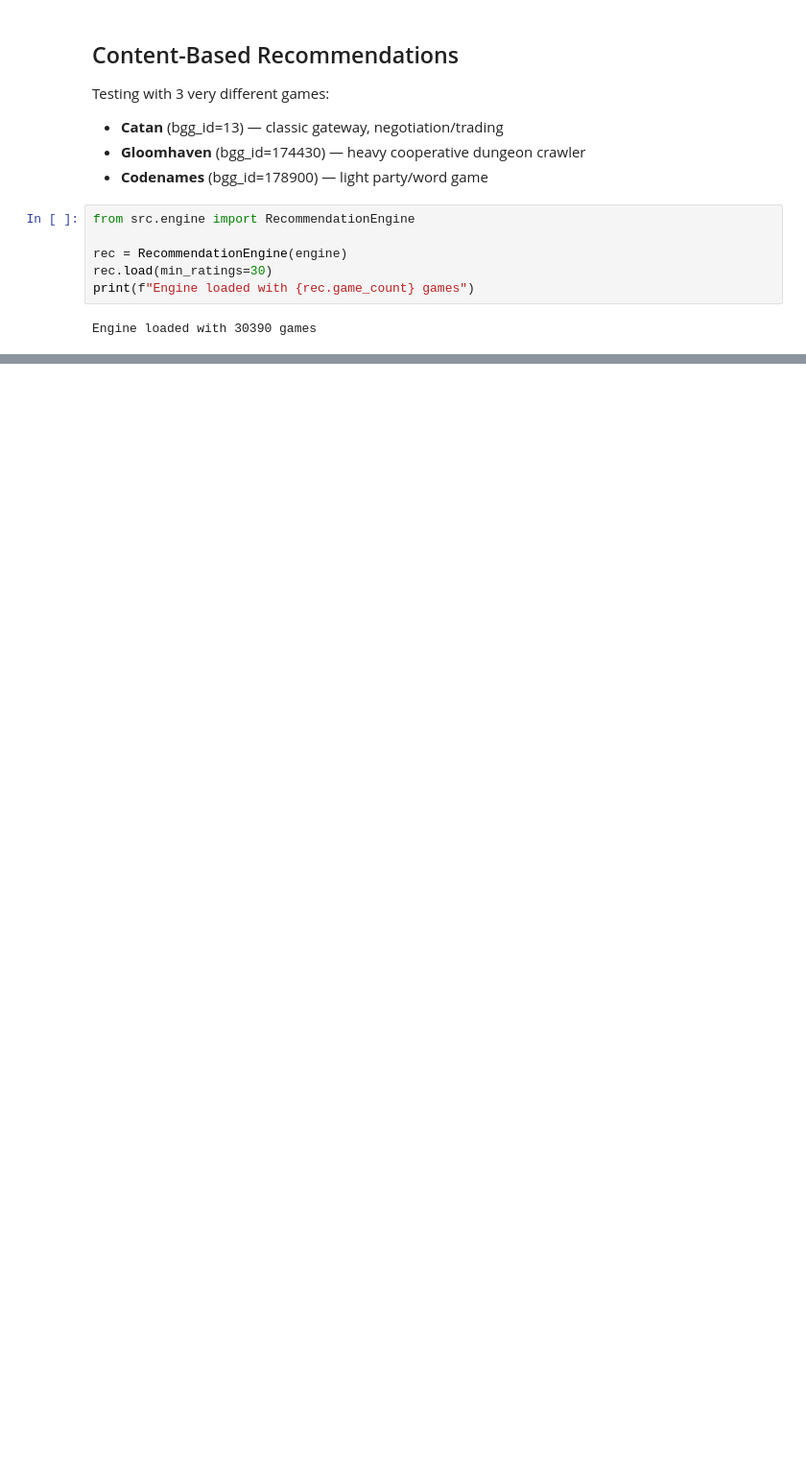
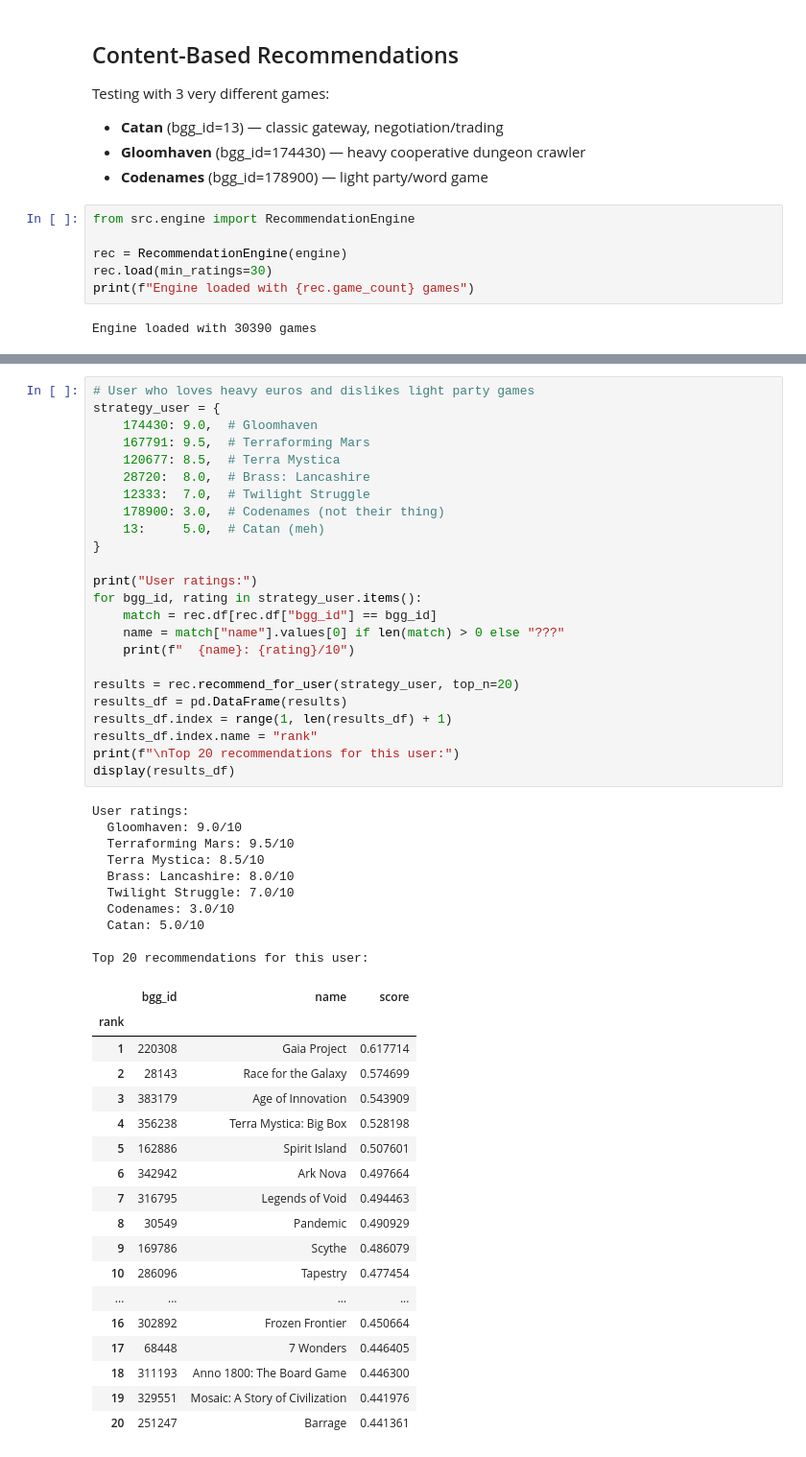
Before and after one commit to sgrumo/bgg-reccomendation-system, a Jupyter notebook: recommender/explore.ipynb, the cells around one changed output, grey strips where cells are left out. Shown at 96% size. Saved outputs shown, nothing was run; the diff lists cells and outputs as text; blank space fills up the shorter version.

Commit message:
feat(reccomendation): add user reccomendation system

```diff
--- a/recommender/explore.ipynb
+++ b/recommender/explore.ipynb
@@ -167,0 +173,53 @@ Top 20 similar to: Codenames (bgg_id=178900)
+# %%
+# User who loves heavy euros and dislikes light party games
+strategy_user = {
+    174430: 9.0,  # Gloomhaven
+    167791: 9.5,  # Terraforming Mars
+    120677: 8.5,  # Terra Mystica
+    28720:  8.0,  # Brass: Lancashire
+    12333:  7.0,  # Twilight Struggle
+    178900: 3.0,  # Codenames (not their thing)
+    13:     5.0,  # Catan (meh)
+}
+
+print("User ratings:")
+for bgg_id, rating in strategy_user.items():
+    match = rec.df[rec.df["bgg_id"] == bgg_id]
+    name = match["name"].values[0] if len(match) > 0 else "???"
+    print(f"  {name}: {rating}/10")
+
+results = rec.recommend_for_user(strategy_user, top_n=20)
+results_df = pd.DataFrame(results)
+results_df.index = range(1, len(results_df) + 1)
+results_df.index.name = "rank"
+print(f"\nTop 20 recommendations for this user:")
+display(results_df)
+# %% [output]
+User ratings:
+  Gloomhaven: 9.0/10
+  Terraforming Mars: 9.5/10
+  Terra Mystica: 8.5/10
+  Brass: Lancashire: 8.0/10
+  Twilight Struggle: 7.0/10
+  Codenames: 3.0/10
+  Catan: 5.0/10
+
+Top 20 recommendations for this user:
+|  | bgg_id | name | score |
+| rank |  |  |  |
+| 1 | 220308 | Gaia Project | 0.617714 |
+| 2 | 28143 | Race for the Galaxy | 0.574699 |
+| 3 | 383179 | Age of Innovation | 0.543909 |
+| 4 | 356238 | Terra Mystica: Big Box | 0.528198 |
+| 5 | 162886 | Spirit Island | 0.507601 |
+| 6 | 342942 | Ark Nova | 0.497664 |
+| 7 | 316795 | Legends of Void | 0.494463 |
+| 8 | 30549 | Pandemic | 0.490929 |
+| 9 | 169786 | Scythe | 0.486079 |
+| 10 | 286096 | Tapestry | 0.477454 |
+| ... | ... | ... | ... |
+| 16 | 302892 | Frozen Frontier | 0.450664 |
+| 17 | 68448 | 7 Wonders | 0.446405 |
+| 18 | 311193 | Anno 1800: The Board Game | 0.446300 |
+| 19 | 329551 | Mosaic: A Story of Civilization | 0.441976 |
+| 20 | 251247 | Barrage | 0.441361 |
```
Also changed, not shown: parts of 3 cells of this notebook, 1 other file.
